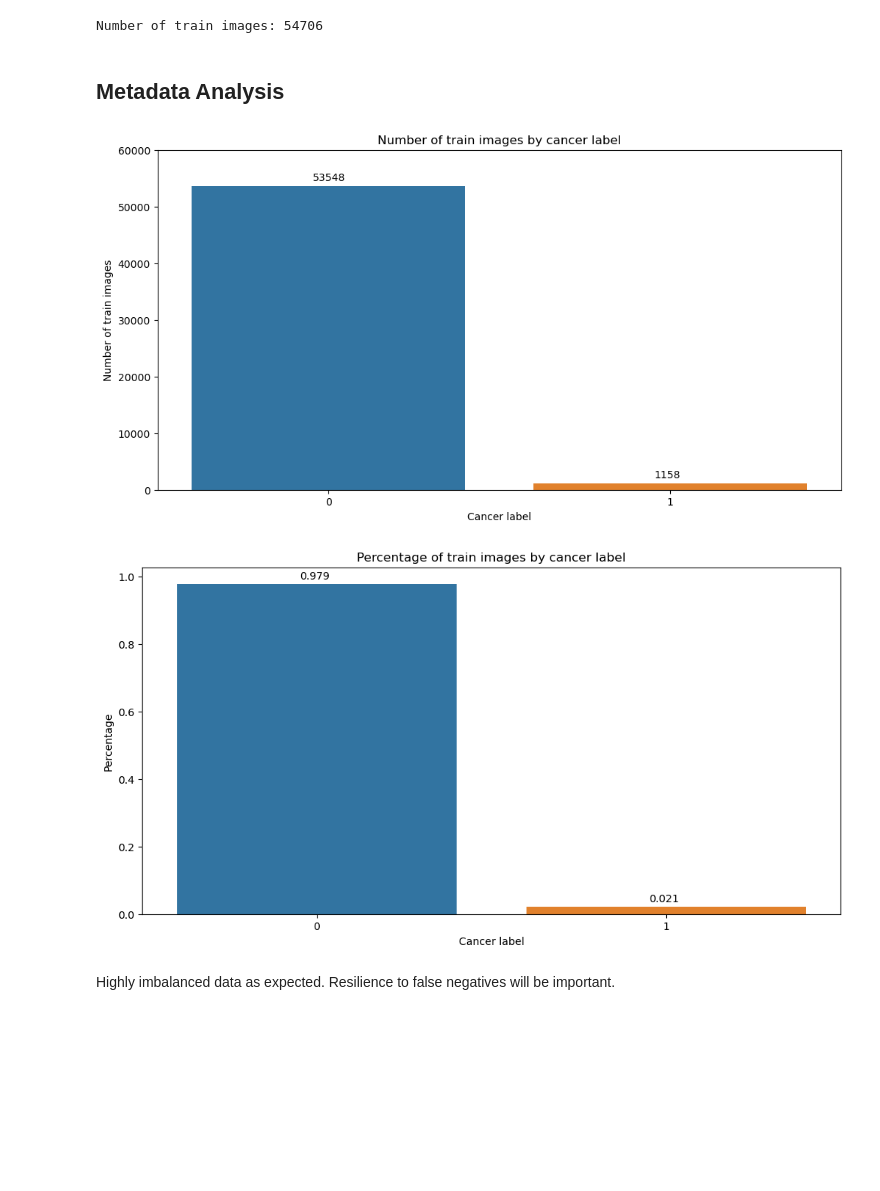
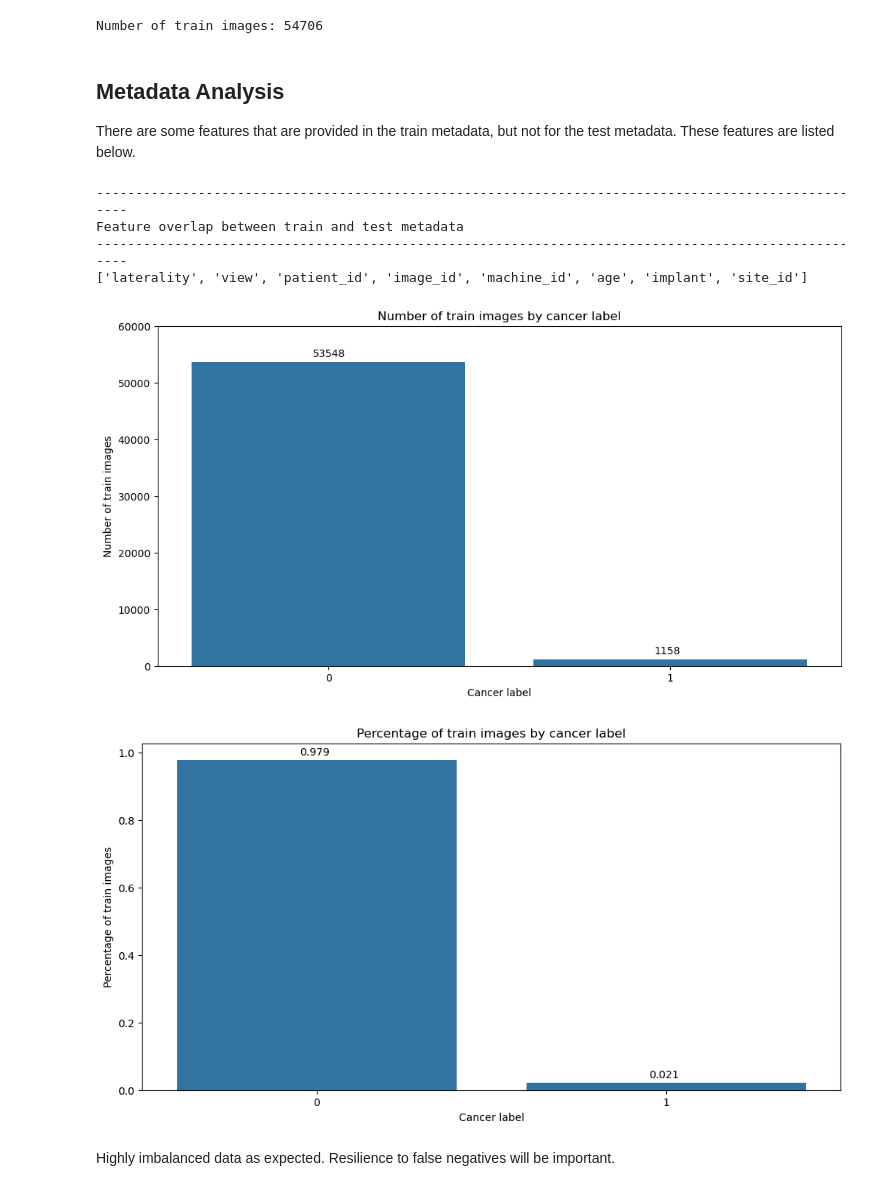
Before and after one commit to edward-sims/breast-cancer-detection, a Jupyter notebook: notebooks/0_eda.ipynb, the cells around one changed output. Saved outputs shown, nothing was run; the diff lists cells and outputs as text; code cells hidden in the pictures; blank space fills up the shorter version.

```diff
--- a/notebooks/0_eda.ipynb
+++ b/notebooks/0_eda.ipynb
@@ -27,6 +27,7 @@ from utils.utils import read_images, display_img
 from utils.constants import ROWS, COLS, CHANNELS, SEED
 
 plt.rcParams["figure.figsize"] = (12, 6)
+pal = sns.color_palette().as_hex() # Color palette
 
 np.random.seed(SEED)
 ia.seed(SEED)
@@ -75,12 +76,23 @@ print(f"Number of train images: {len(metadata_train)}")
 Number of train images: 54706
 # %% [markdown]
 ## Metadata Analysis
+There are some features that are provided in the train metadata, but not for the test metadata. These features are listed below.
+# %%
+# Summary stats number of records per patient
+print(f"{'-'*100}\nFeature overlap between train and test metadata\n{'-'*100}")
+print(list(set(metadata_train.columns) & set(metadata_test.columns)))
+# %% [output]
+----------------------------------------------------------------------------------------------------
+Feature overlap between train and test metadata
+----------------------------------------------------------------------------------------------------
+['laterality', 'view', 'patient_id', 'image_id', 'machine_id', 'age', 'implant', 'site_id']
 # %%
 # Number of train images by cancer label
 ax = sns.countplot(
     data=metadata_train,
     x="cancer",
-    order=metadata_train["cancer"].value_counts().index
+    order=metadata_train["cancer"].value_counts().index,
+    color=pal[0]
 )
 
 for p, label in zip(ax.patches, metadata_train["cancer"].value_counts()):
@@ -92,27 +104,28 @@ plt.ylabel("Number of train images")
 plt.ylim([0, 60000])
 plt.show()
 # %% [output]
-[figure, old version]
+[figure, new version]
 # %%
 # Percentage of train images by cancer label
 ax = sns.barplot(
     data=pd.DataFrame(metadata_train["cancer"].value_counts(normalize=True)) \
         .reset_index() \
         .rename(columns={"cancer": "pct", "index": "cancer"}),
     x="cancer",
     y="pct",
-    order=metadata_train["cancer"].value_counts().index
+    order=metadata_train["cancer"].value_counts().index,
+    color=pal[0]
 )
 
 for p, label in zip(ax.patches, round(metadata_train["cancer"].value_counts(normalize=True), 3)):
     ax.annotate(label, (p.get_x() + 0.35, p.get_height() + 0.015))
 
 plt.title("Percentage of train images by cancer label")
 plt.xlabel("Cancer label")
 plt.ylabel("Percentage of train images")
 plt.show()
 # %% [output]
-[figure, old version]
+[figure, new version]
 # %% [markdown]
 Highly imbalanced data as expected. Resilience to false negatives will be important.
 # %%
```
Also changed, not shown: parts of 21 cells of this notebook.
